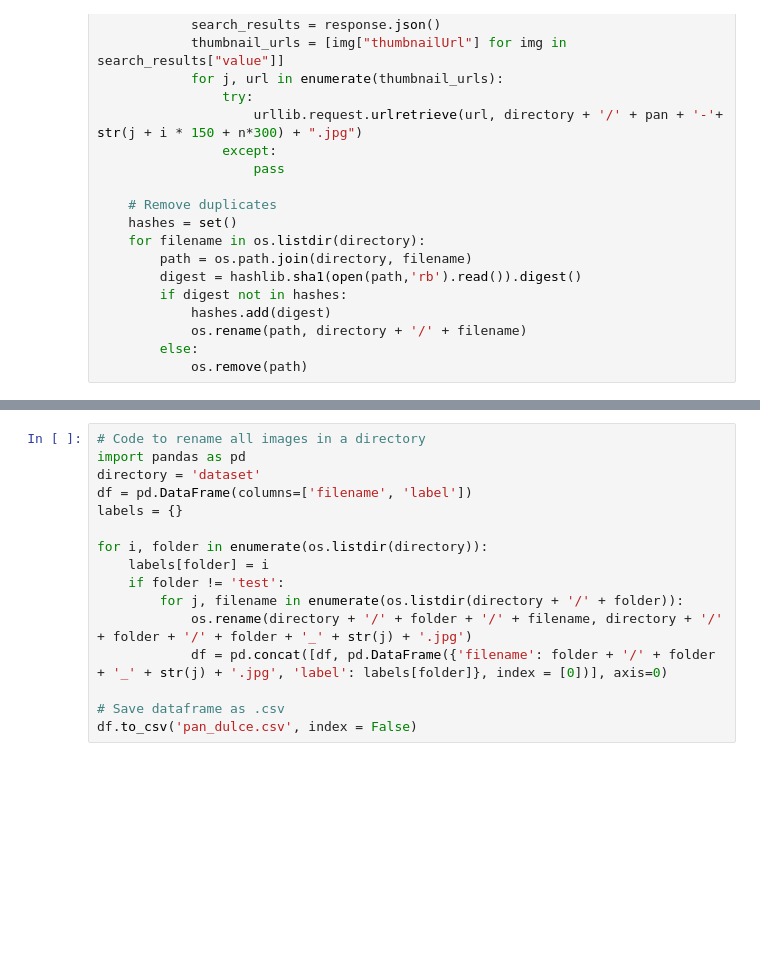
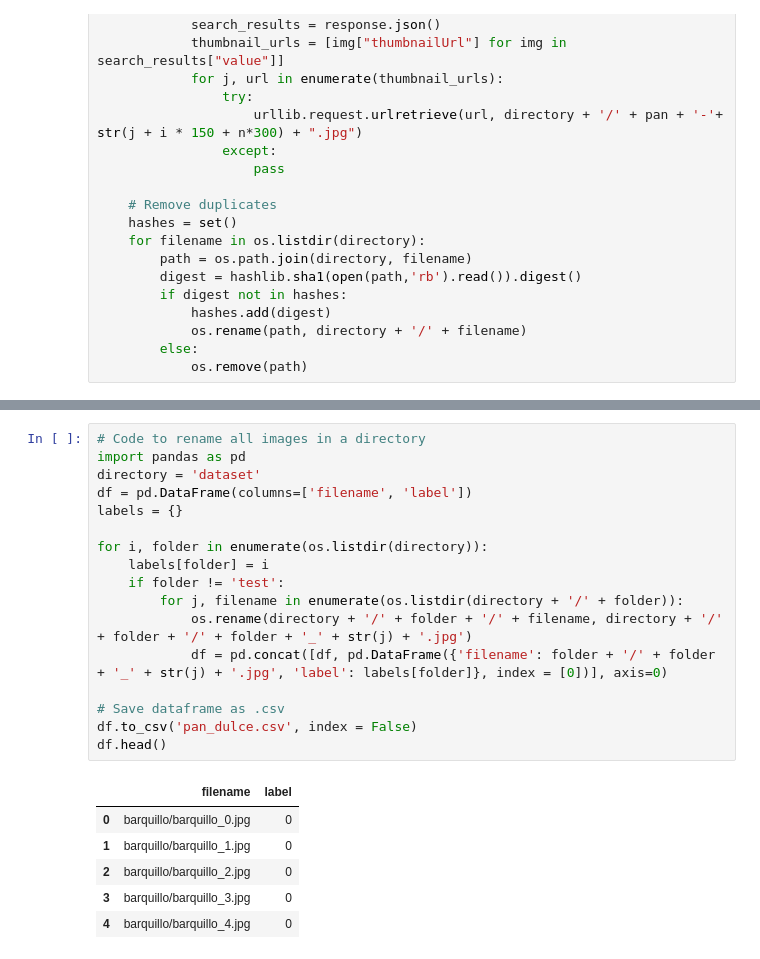
Before and after one commit to david1792x/pan-dulce, a Jupyter notebook: jupyter/extracting_image_dataset.ipynb, the cells around one changed output, grey strips where cells are left out. Cells and saved outputs as stored; diff of their text form; blank space fills up the shorter version.

```diff
--- a/jupyter/extracting_image_dataset.ipynb
+++ b/jupyter/extracting_image_dataset.ipynb
@@ -59,16 +83,24 @@ for pan, names in pan_dulce_types.items():
 # %%
 # Code to rename all images in a directory
 import pandas as pd
 directory = 'dataset'
 df = pd.DataFrame(columns=['filename', 'label'])
 labels = {}
 
 for i, folder in enumerate(os.listdir(directory)):
     labels[folder] = i
     if folder != 'test':
         for j, filename in enumerate(os.listdir(directory + '/' + folder)):
             os.rename(directory + '/' + folder + '/' + filename, directory + '/' + folder + '/' + folder + '_' + str(j) + '.jpg')
             df = pd.concat([df, pd.DataFrame({'filename': folder + '/' + folder + '_' + str(j) + '.jpg', 'label': labels[folder]}, index = [0])], axis=0)
 
 # Save dataframe as .csv
 df.to_csv('pan_dulce.csv', index = False)
+df.head()
+# %% [output]
+|  | filename | label |
+| 0 | barquillo/barquillo_0.jpg | 0 |
+| 1 | barquillo/barquillo_1.jpg | 0 |
+| 2 | barquillo/barquillo_2.jpg | 0 |
+| 3 | barquillo/barquillo_3.jpg | 0 |
+| 4 | barquillo/barquillo_4.jpg | 0 |
```
Also changed, not shown: parts of 6 cells of this notebook, 6 other files.
